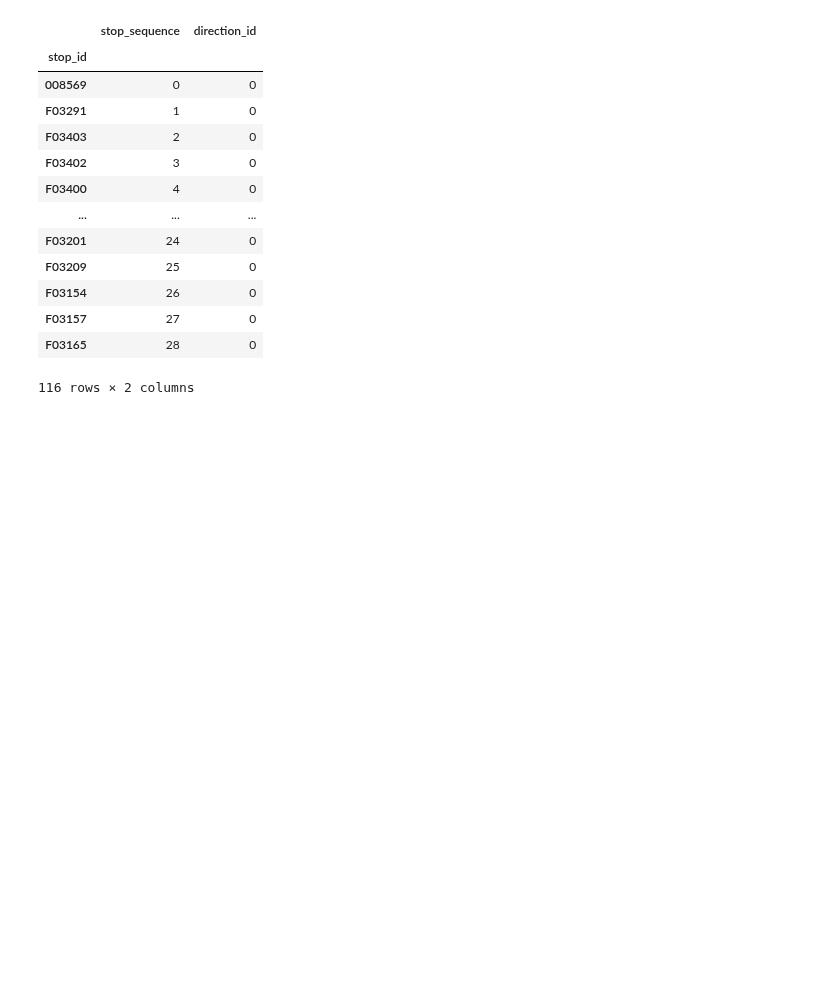
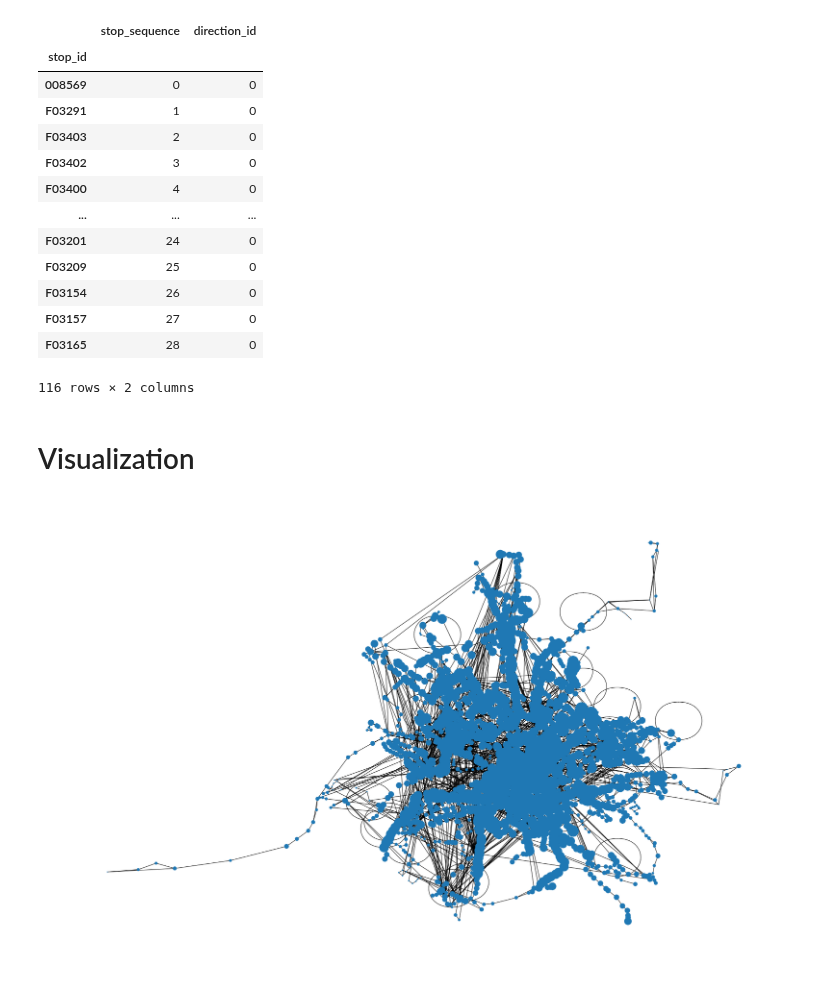
Before and after one commit to Dudgit/datalab, a Jupyter notebook: notebooks/main.ipynb, the cells around one changed output. Cells and saved outputs as stored; diff of their text form; code cells hidden in the pictures; blank space fills up the shorter version.

Commit message:
need to colorize

```diff
--- a/notebooks/main.ipynb
+++ b/notebooks/main.ipynb
@@ -53,3 +56,28 @@ The stops in route id : 0078
 | F03157 | 27 | 0 |
 | F03165 | 28 | 0 |
 116 rows × 2 columns
+# %% [markdown]
+# Visualization
+# %%
+snames = pd.read_csv(f"{PATH}{sp}.txt")
+gdata = create_network_data(table,snames)
+gdata['positions'] = list(zip(gdata.stop_lat, gdata.stop_lon))
+pos = gdata.loc[:,["stop_name","positions"]].set_index("stop_name").positions.to_dict()
+# %%
+df = pre_network(table,gdata)
+# %%
+G2 = nx.from_pandas_edgelist(df)
+# %%
+posdict = gdata.loc[:,["stop_name","stop_count"]].set_index("stop_name").to_dict()["stop_count"]
+nsizes = np.array([posdict[n] for n in G2.nodes])
+# %%
+plt.figure(figsize = (25,15))
+nx.draw(
+        G2,
+        pos = pos
+        ,node_size =nsizes/3
+)
+#TODO: Note to self:
+# Colorize
+# %% [output]
+[figure, added]
```
Also changed, not shown: parts of 2 cells of this notebook, 1 other file.
